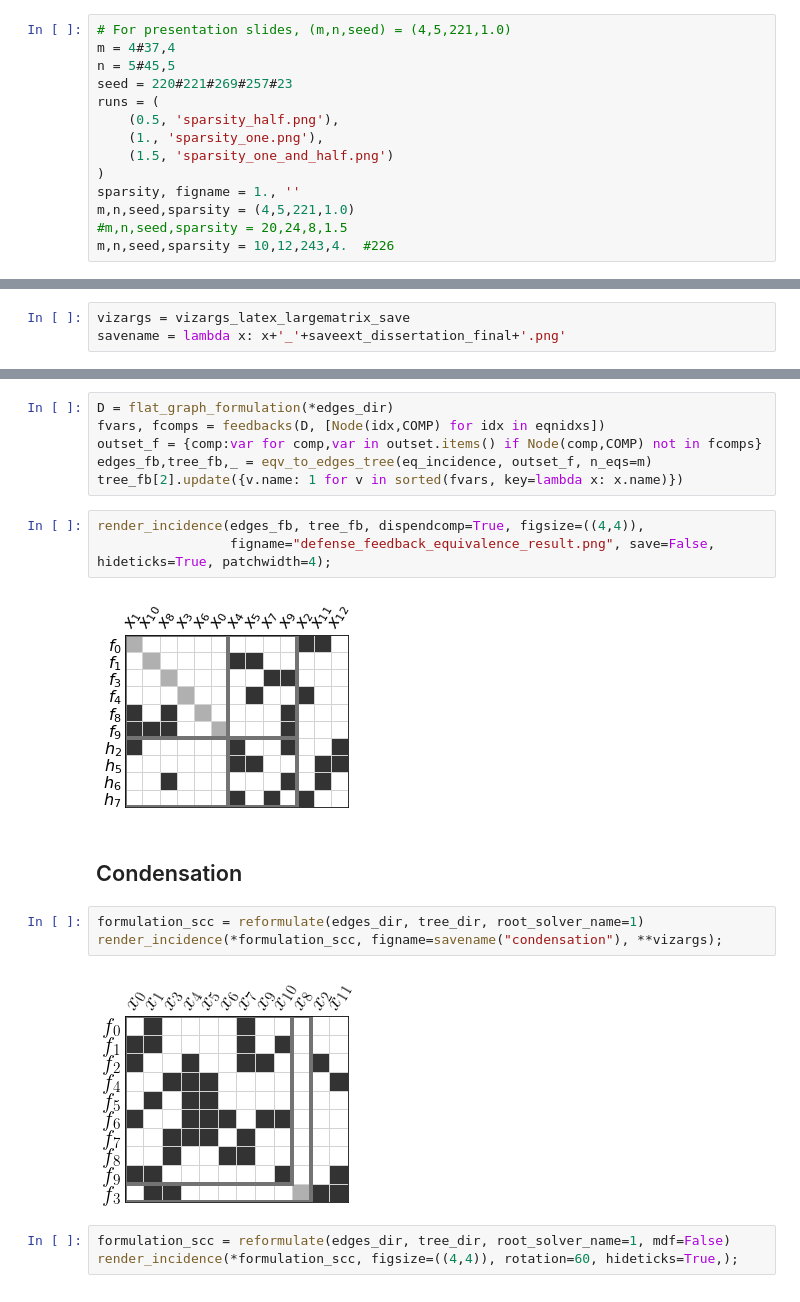
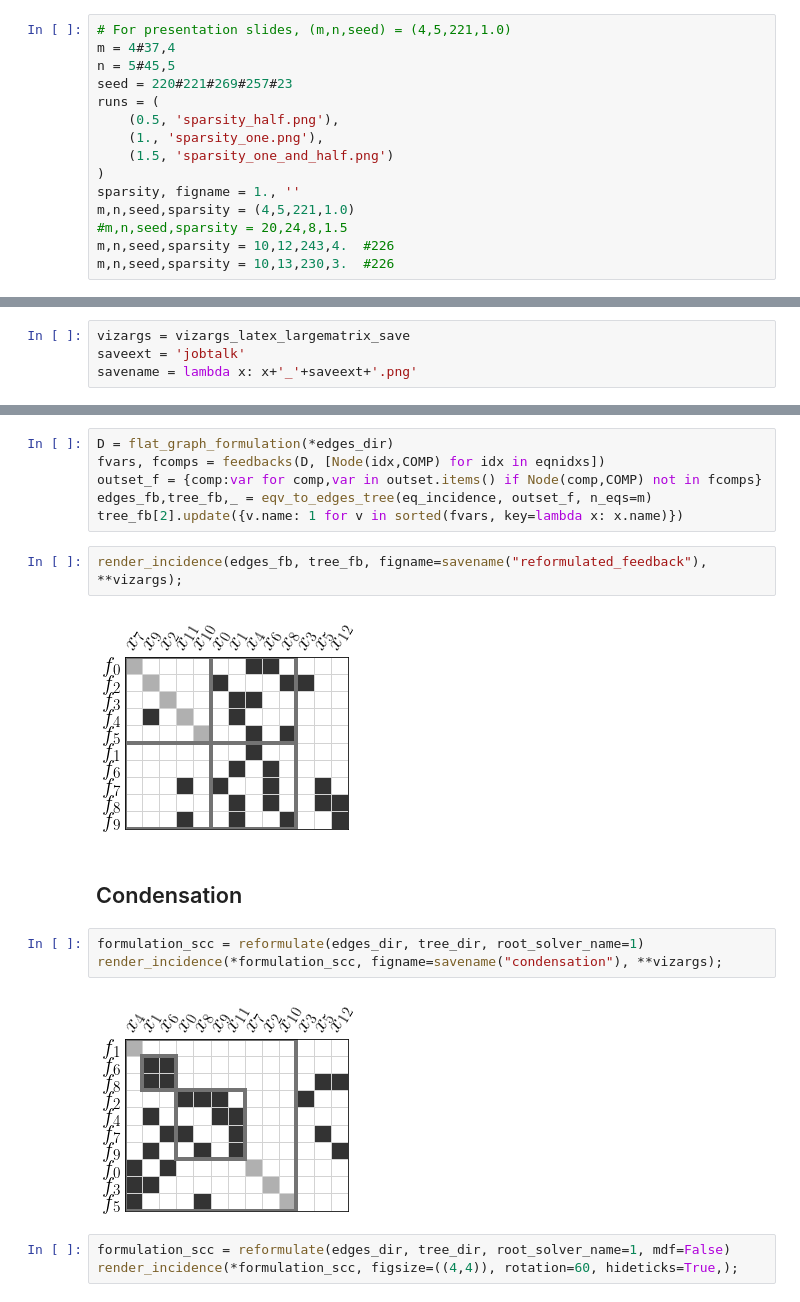
Before and after one commit to norheim/minimdo, a Jupyter notebook: minimdo/examples/gallery.ipynb, the cells around one changed output, grey strips where cells are left out. Cells and saved outputs as stored; diff of their text form.

```diff
--- a/minimdo/examples/gallery.ipynb
+++ b/minimdo/examples/gallery.ipynb
@@ -54,6 +54,7 @@ sparsity, figname = 1., ''
 m,n,seed,sparsity = (4,5,221,1.0)
 #m,n,seed,sparsity = 20,24,8,1.5
 m,n,seed,sparsity = 10,12,243,4.  #226
+m,n,seed,sparsity = 10,13,230,3.  #226
 # %%
 kwargs = random_problem_with_artifacts(m,n,seed,sparsity, independent_of_n=True)
 # %%
@@ -69,7 +70,8 @@ saveext_defense = 'defense'
 saveext_dissertation_final = 'dissertation_final'
 # %%
 vizargs = vizargs_latex_largematrix_save
-savename = lambda x: x+'_'+saveext_dissertation_final+'.png'
+saveext = 'jobtalk'
+savename = lambda x: x+'_'+saveext+'.png'
 # %% [markdown]
 ## Undirected formulation
 # %%
@@ -118,17 +120,16 @@ outset_f = {comp:var for comp,var in outset.items() if Node(comp,COMP) not in fc
 edges_fb,tree_fb,_ = eqv_to_edges_tree(eq_incidence, outset_f, n_eqs=m)
 tree_fb[2].update({v.name: 1 for v in sorted(fvars, key=lambda x: x.name)})
 # %%
-render_incidence(edges_fb, tree_fb, dispendcomp=True, figsize=((4,4)),
-                 figname="defense_feedback_equivalence_result.png", save=False, hideticks=True, patchwidth=4);
+render_incidence(edges_fb, tree_fb, figname=savename("reformulated_feedback"), **vizargs);
 # %% [output]
-[figure, old version]
+[figure, new version]
 # %% [markdown]
 ## Condensation
 # %%
 formulation_scc = reformulate(edges_dir, tree_dir, root_solver_name=1)
 render_incidence(*formulation_scc, figname=savename("condensation"), **vizargs);
 # %% [output]
-[figure, old version]
+[figure, new version]
 # %%
 formulation_scc = reformulate(edges_dir, tree_dir, root_solver_name=1, mdf=False)
 render_incidence(*formulation_scc, figsize=((4,4)), rotation=60, hideticks=True,);
```
Also changed, not shown: parts of 6 cells of this notebook, 3 other files.
